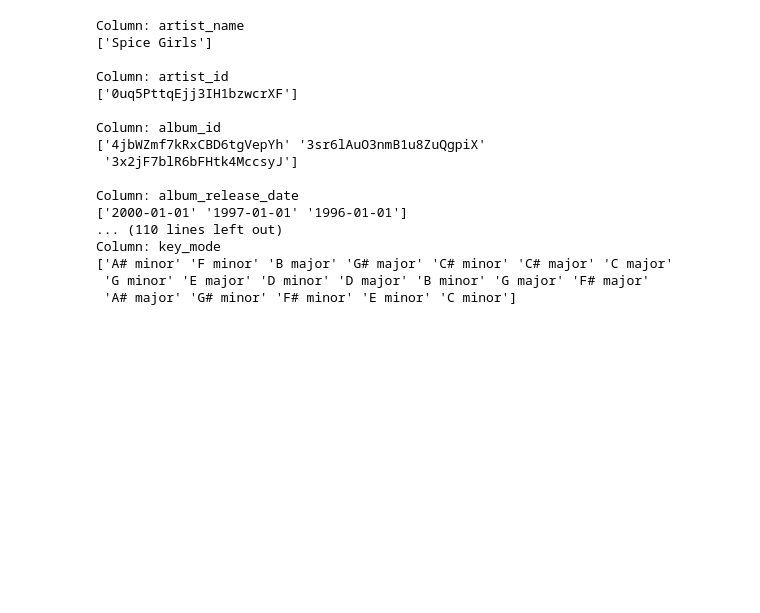
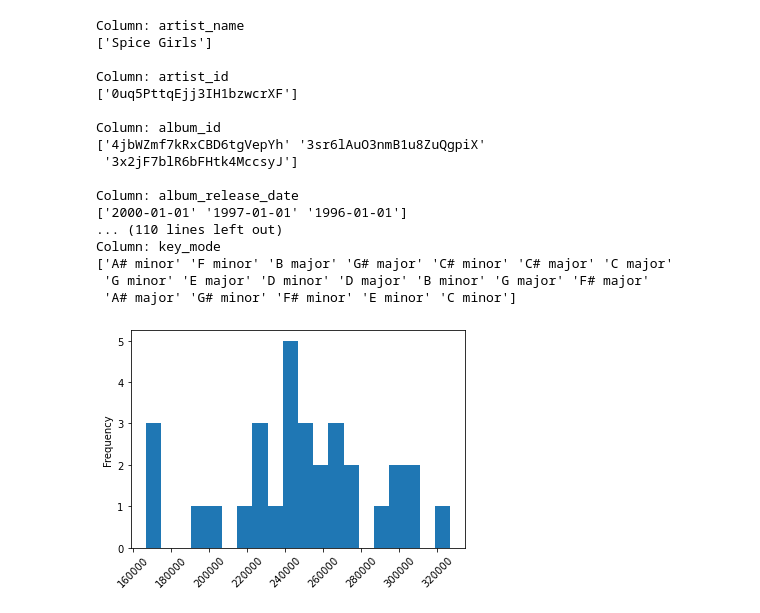
Before and after one commit to flyin01/tidy_tuesday, a Jupyter notebook: spice_girls_2021_12_14.ipynb, the cells around one changed output. Cells and saved outputs as stored; diff of their text form; code cells hidden in the pictures; blank space fills up the shorter version.

Commit message:
plots added

```diff
--- a/spice_girls_2021_12_14.ipynb
+++ b/spice_girls_2021_12_14.ipynb
@@ -103,3 +125,10 @@ Column: key_mode
 ['A# minor' 'F minor' 'B major' 'G# major' 'C# minor' 'C# major' 'C major'
  'G minor' 'E major' 'D minor' 'D major' 'B minor' 'G major' 'F# major'
  'A# major' 'G# minor' 'F# minor' 'E minor' 'C minor']
+# %%
+studio_album_tracks["duration_ms"].plot(bins=20,
+                                        kind = "hist",
+                                        rot=45)
+plt.show()
+# %% [output]
+[figure, added]
```
Also changed, not shown: parts of 3 cells of this notebook.
